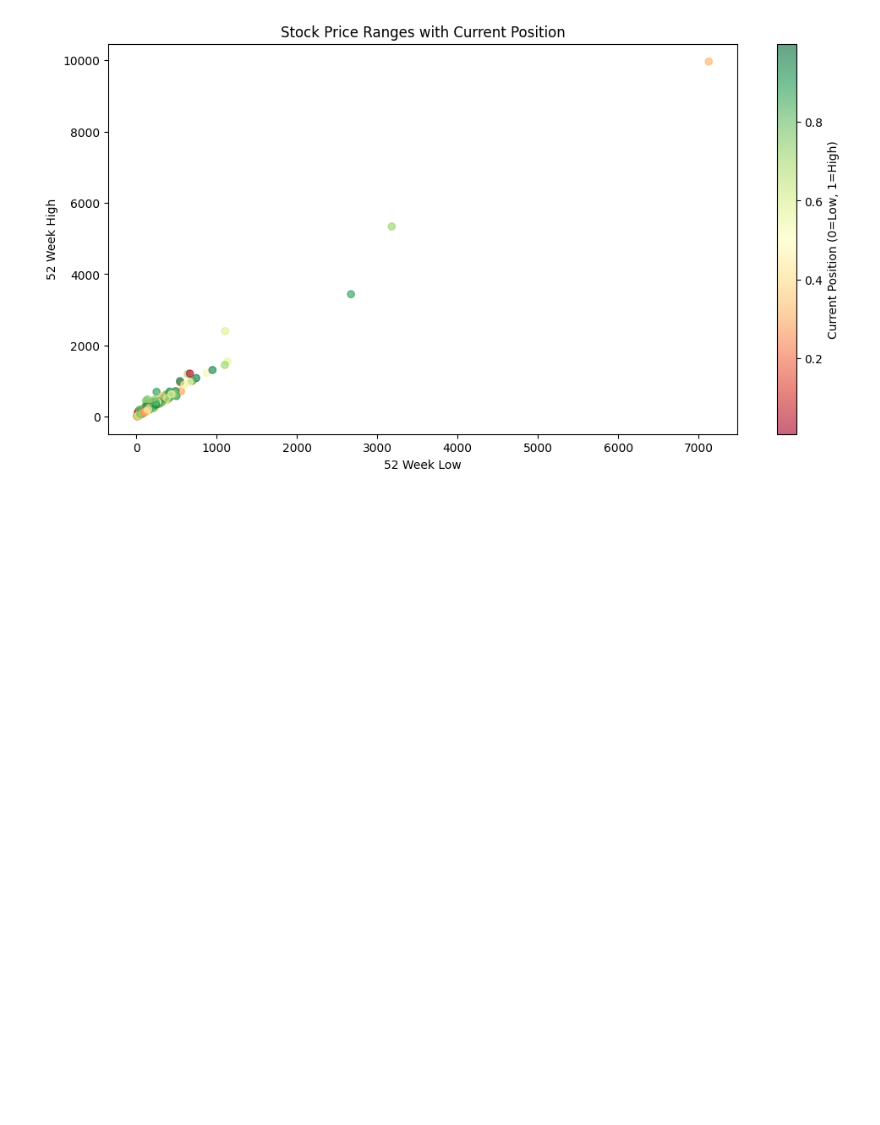
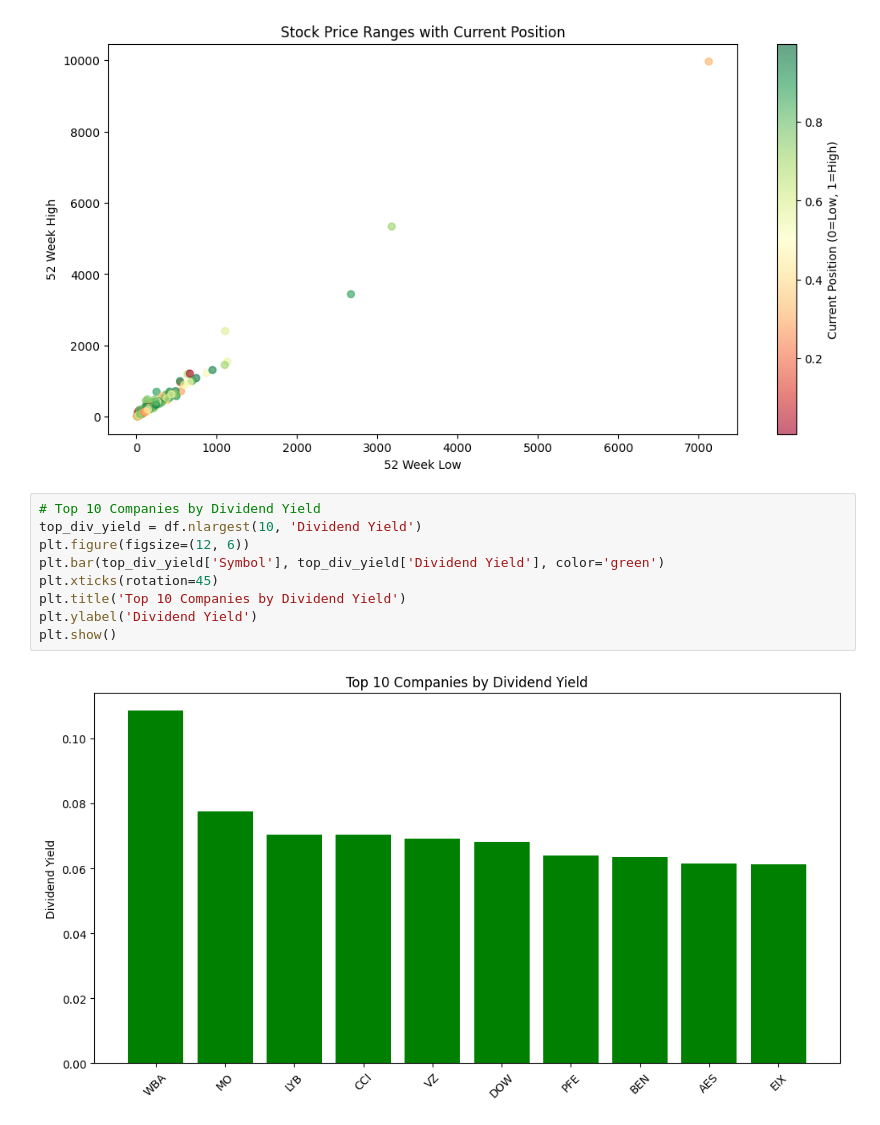
Before and after one commit to Kishu1203/S-P500_Analysis, a Jupyter notebook: Analysis_plot.ipynb, the cells around one changed output. Saved outputs shown, nothing was run; the diff lists cells and outputs as text; blank space fills up the shorter version.

```diff
--- a/Analysis_plot.ipynb
+++ b/Analysis_plot.ipynb
@@ -67,3 +67,14 @@ plt.title('Stock Price Ranges with Current Position')
 # %% [output]
 Text(0.5, 1.0, 'Stock Price Ranges with Current Position')
 [figure]
+# %%
+# Top 10 Companies by Dividend Yield
+top_div_yield = df.nlargest(10, 'Dividend Yield')
+plt.figure(figsize=(12, 6))
+plt.bar(top_div_yield['Symbol'], top_div_yield['Dividend Yield'], color='green')
+plt.xticks(rotation=45)
+plt.title('Top 10 Companies by Dividend Yield')
+plt.ylabel('Dividend Yield')
+plt.show()
+# %% [output]
+[figure, added]
```
Also changed, not shown: parts of 1 cell of this notebook, 1 other file.
